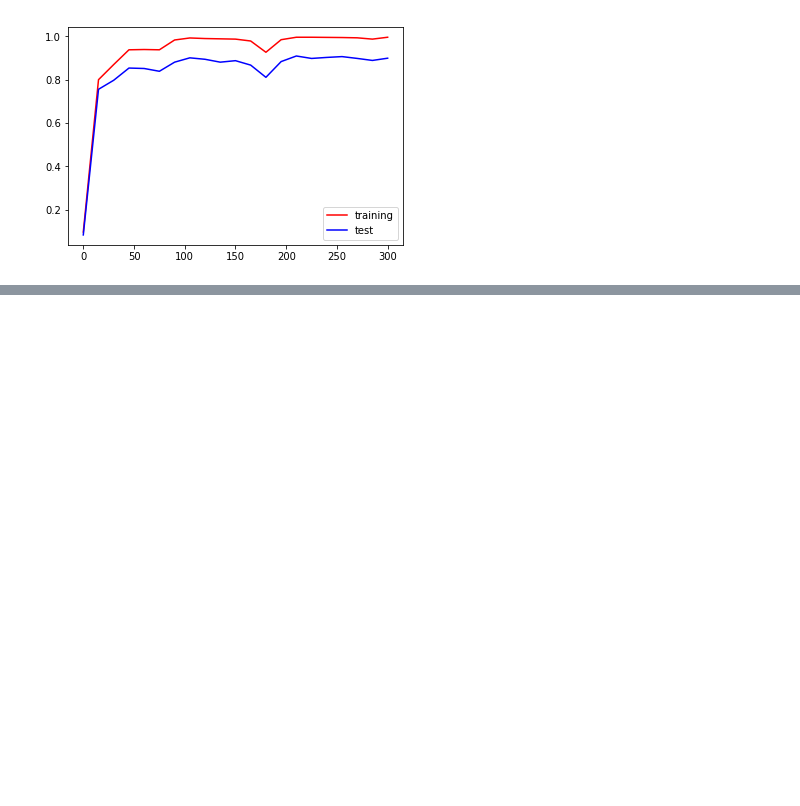
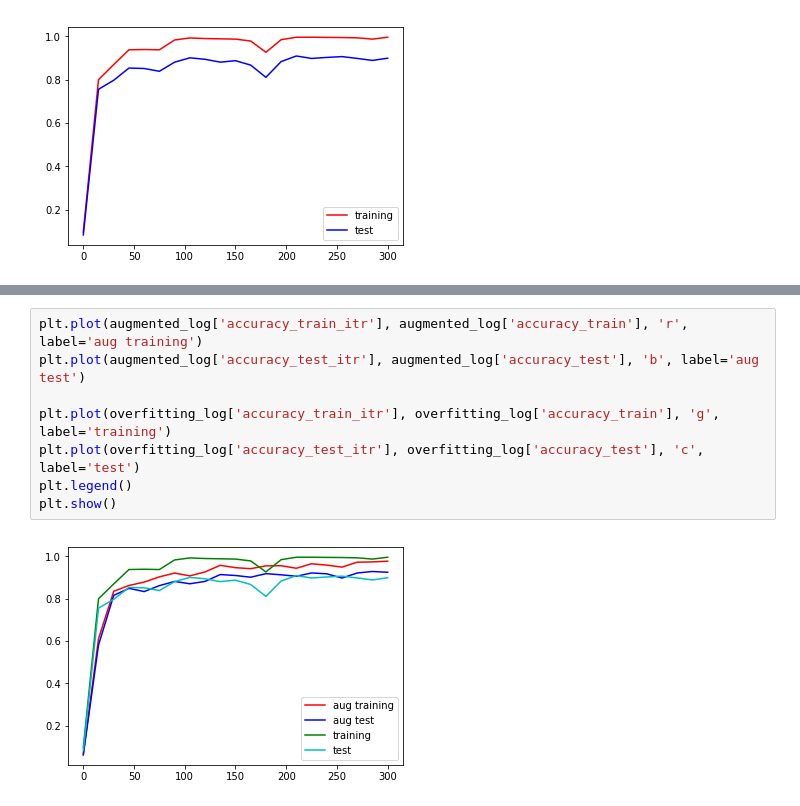
Before and after one commit to takaiwai/deep-learning-for-art-and-design, a Jupyter notebook: 08_8_data_augmentation.ipynb, the cells around one changed output, grey strips where cells are left out. Saved outputs shown, nothing was run; the diff lists cells and outputs as text; blank space fills up the shorter version.

```diff
--- a/08_8_data_augmentation.ipynb
+++ b/08_8_data_augmentation.ipynb
@@ -28,0 +81,10 @@ plt.show()
+# %%
+plt.plot(augmented_log['accuracy_train_itr'], augmented_log['accuracy_train'], 'r', label='aug training')
+plt.plot(augmented_log['accuracy_test_itr'], augmented_log['accuracy_test'], 'b', label='aug test')
+
+plt.plot(overfitting_log['accuracy_train_itr'], overfitting_log['accuracy_train'], 'g', label='training')
+plt.plot(overfitting_log['accuracy_test_itr'], overfitting_log['accuracy_test'], 'c', label='test')
+plt.legend()
+plt.show()
+# %% [output]
+[figure, added]
```
Also changed, not shown: parts of 7 cells of this notebook, 1 other file.
